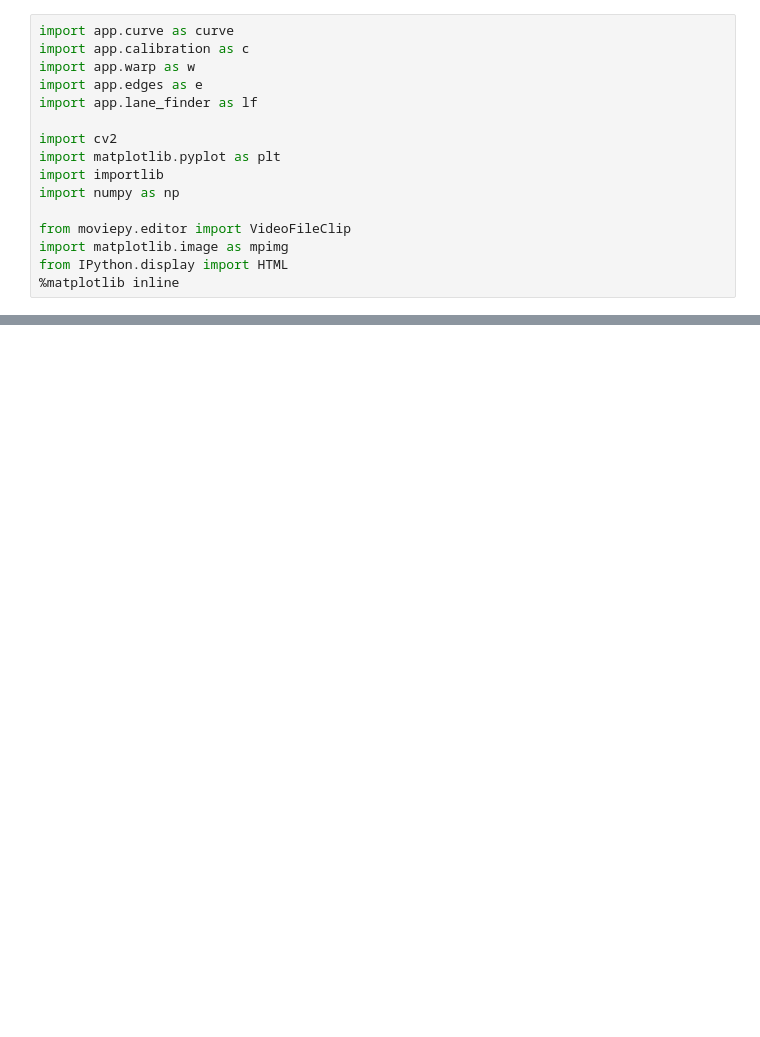
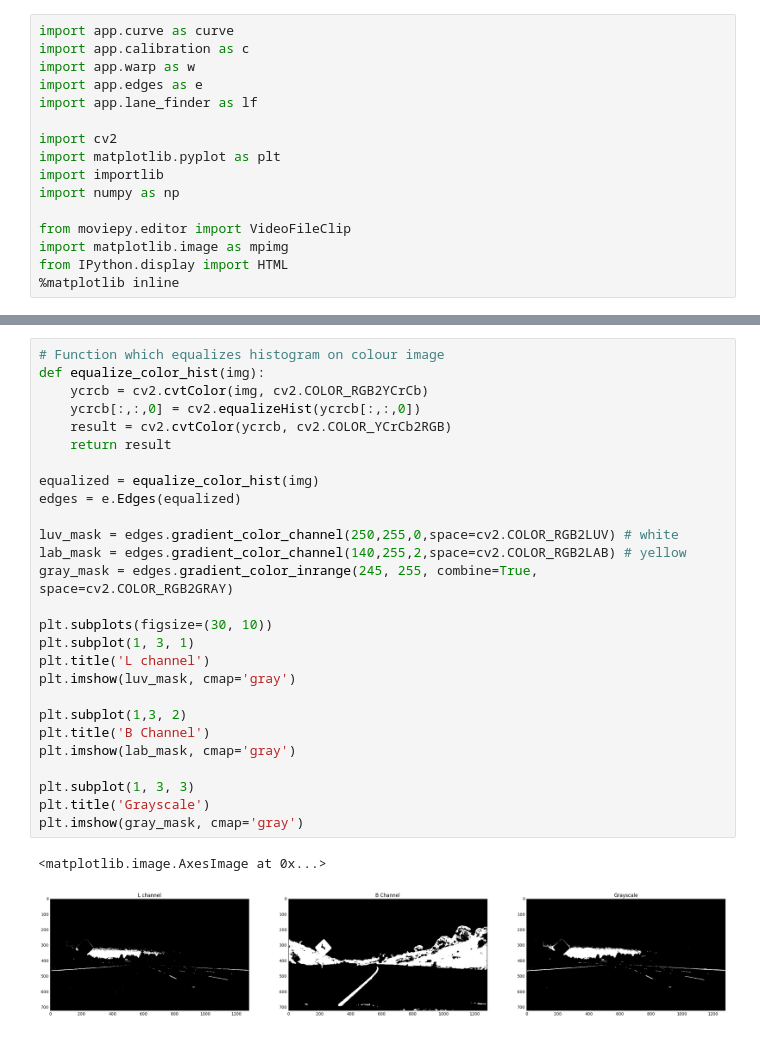
Before and after one commit to tadasdanielius/CarND-Advanced-Lane-Lines, a Jupyter notebook: report.ipynb, the cells around one changed output, grey strips where cells are left out. Drawn from its saved outputs; the diff is of its cells as text; blank space fills up the shorter version.

```diff
--- a/report.ipynb
+++ b/report.ipynb
@@ -200,0 +78,30 @@ plt.imshow(thresh5)
+# %%
+# Function which equalizes histogram on colour image
+def equalize_color_hist(img):
+    ycrcb = cv2.cvtColor(img, cv2.COLOR_RGB2YCrCb)
+    ycrcb[:,:,0] = cv2.equalizeHist(ycrcb[:,:,0])
+    result = cv2.cvtColor(ycrcb, cv2.COLOR_YCrCb2RGB)
+    return result
+
+equalized = equalize_color_hist(img)
+edges = e.Edges(equalized)
+
+luv_mask = edges.gradient_color_channel(250,255,0,space=cv2.COLOR_RGB2LUV) # white
+lab_mask = edges.gradient_color_channel(140,255,2,space=cv2.COLOR_RGB2LAB) # yellow
+gray_mask = edges.gradient_color_inrange(245, 255, combine=True, space=cv2.COLOR_RGB2GRAY)
+
+plt.subplots(figsize=(30, 10))
+plt.subplot(1, 3, 1)
+plt.title('L channel')
+plt.imshow(luv_mask, cmap='gray')
+
+plt.subplot(1,3, 2)
+plt.title('B Channel')
+plt.imshow(lab_mask, cmap='gray')
+
+plt.subplot(1, 3, 3)
+plt.title('Grayscale')
+plt.imshow(gray_mask, cmap='gray')
+# %% [output]
+<matplotlib.image.AxesImage at 0x...>
+[figure, added]
```
Also changed, not shown: parts of 27 cells of this notebook, 3 other files.
